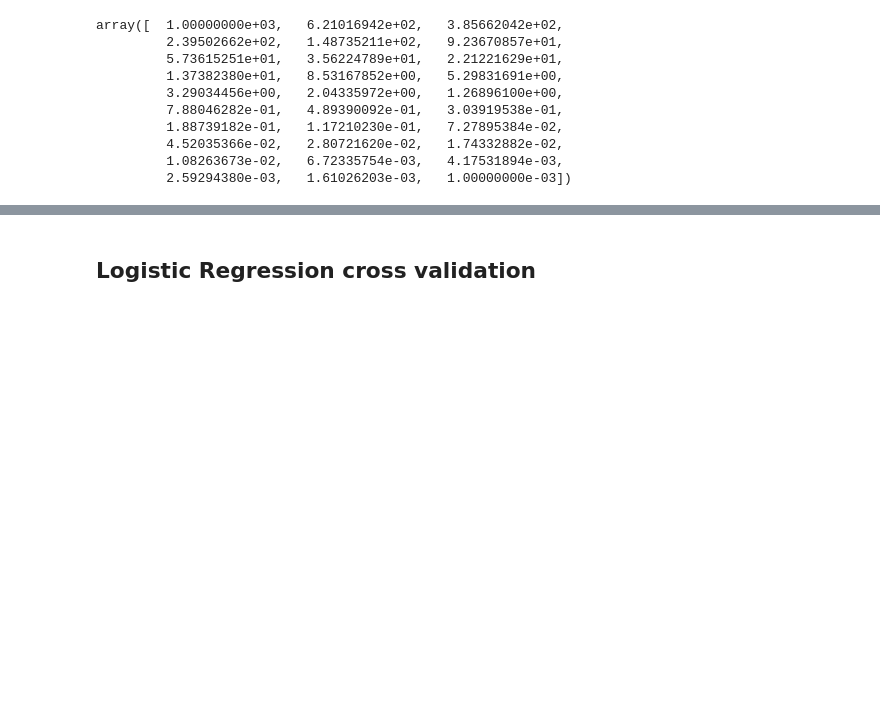
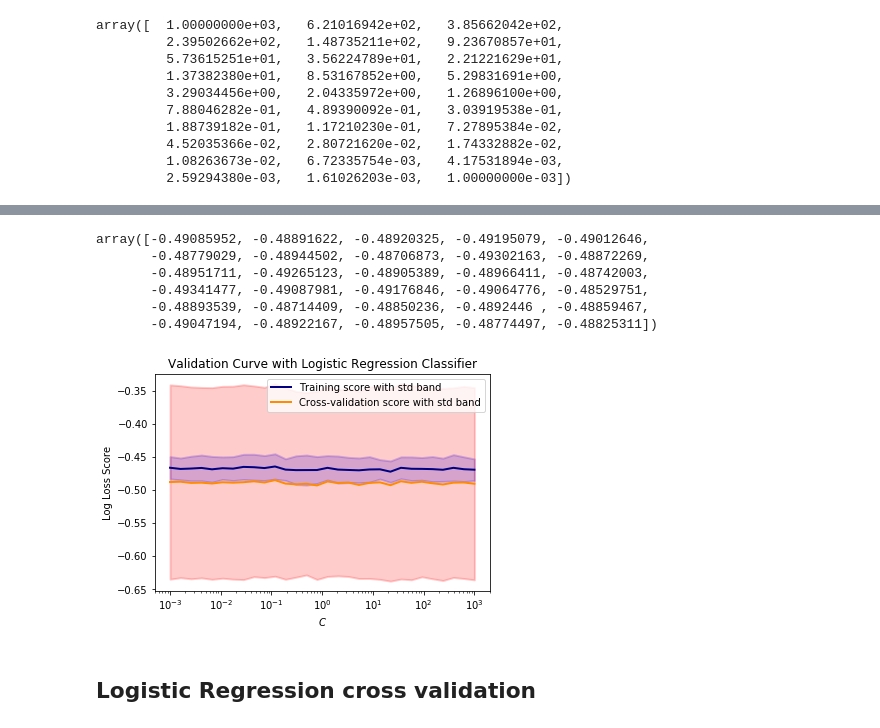
Before and after one commit to jdemonasterio/Tesis, a Jupyter notebook: mexico-scripts-ver2/mLTheory.ipynb, the cells around one changed output, grey strips where cells are left out. Drawn from its saved outputs; the diff is of its cells as text; code cells hidden in the pictures; blank space fills up the shorter version.

Commit message:
run for hours of logisitic learning curve cross validation

```diff
--- a/mexico-scripts-ver2/mLTheory.ipynb
+++ b/mexico-scripts-ver2/mLTheory.ipynb
@@ -1172,4 +1173,4 @@ array([  1.00000000e+03,   6.21016942e+02,   3.85662042e+02,
 %%time
 train_scores, test_scores = validation_curve(
     LogisticRegression(), X, Y, param_name="C", param_range=c_range,
-    cv=10, scoring="log_loss", n_jobs=-1)
+    cv=10, scoring="neg_log_loss", n_jobs=-1)
@@ -1178,30 +1182,40 @@ train_scores_mean = np.mean(train_scores, axis=1)
 train_scores_std = np.std(train_scores, axis=1)
 test_scores_mean = np.mean(test_scores, axis=1)
 test_scores_std = np.std(test_scores, axis=1)
+# %%
+test_scores_mean
+# %% [output]
+array([-0.49085952, -0.48891622, -0.48920325, -0.49195079, -0.49012646,
+       -0.48779029, -0.48944502, -0.48706873, -0.49302163, -0.48872269,
+       -0.48951711, -0.49265123, -0.48905389, -0.48966411, -0.48742003,
+       -0.49341477, -0.49087981, -0.49176846, -0.49064776, -0.48529751,
+       -0.48893539, -0.48714409, -0.48850236, -0.4892446 , -0.48859467,
+       -0.49047194, -0.48922167, -0.48957505, -0.48774497, -0.48825311])
 # %%
 plt.title("Validation Curve with Logistic Regression Classifier")
-plt.xlabel("$\C$")
+plt.xlabel("$C$")
 plt.ylabel("Log Loss Score")
-plt.ylim(0.0, 10.1)
+# plt.ylim(0.0, 10.1)
 
 lw = 2
 
 plt.semilogx(c_range, train_scores_mean, label="Training score with std band",
              color="navy", lw=lw)
 
 plt.fill_between(c_range, train_scores_mean - train_scores_std,
                  train_scores_mean + train_scores_std, alpha=0.2,
                  color="blue", lw=lw)
 
 plt.semilogx(c_range, test_scores_mean, label="Cross-validation score with std band",
              color="darkorange", lw=lw)
 
 plt.fill_between(c_range, test_scores_mean - test_scores_std,
                  test_scores_mean + test_scores_std, alpha=0.2,
                  color="red", lw=lw)
 
 plt.legend(loc="best")
-plt.show()
+# %% [output]
+[figure, added]
 # %% [markdown]
 ## Logistic Regression cross validation
 # %%
```
Also changed, not shown: parts of 2 cells of this notebook.
